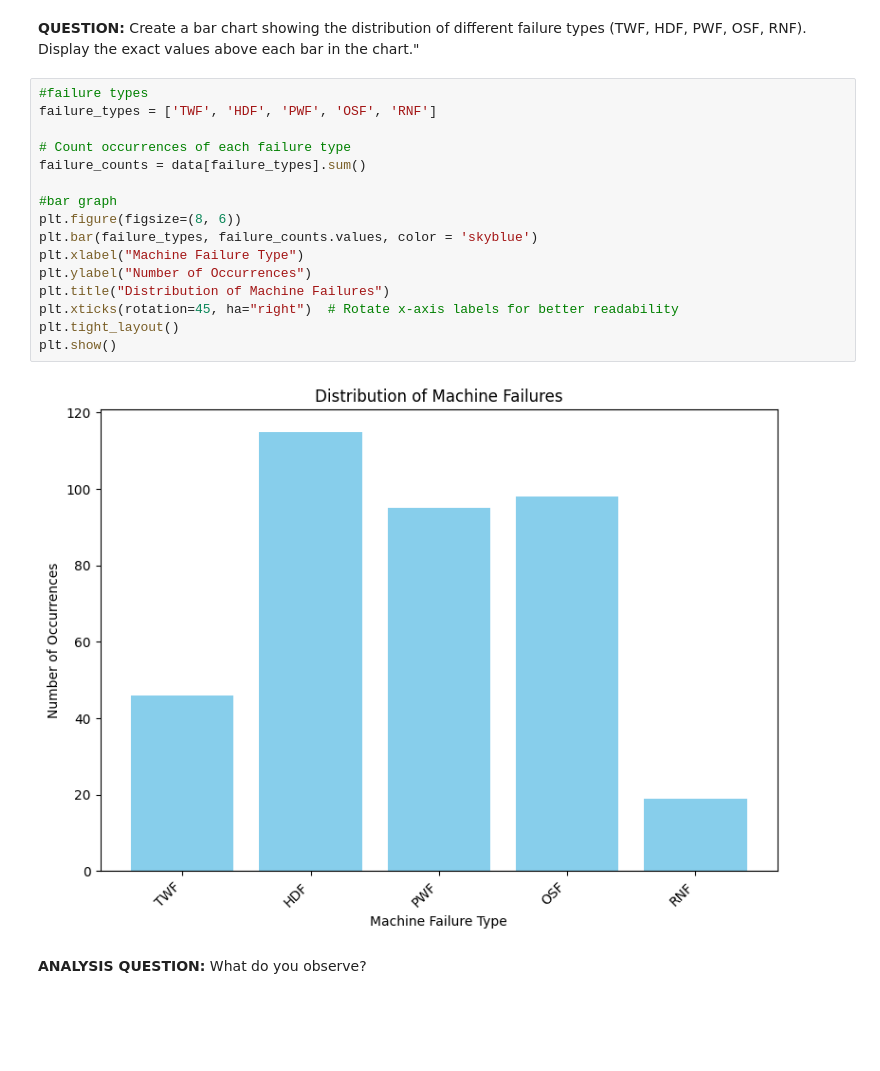
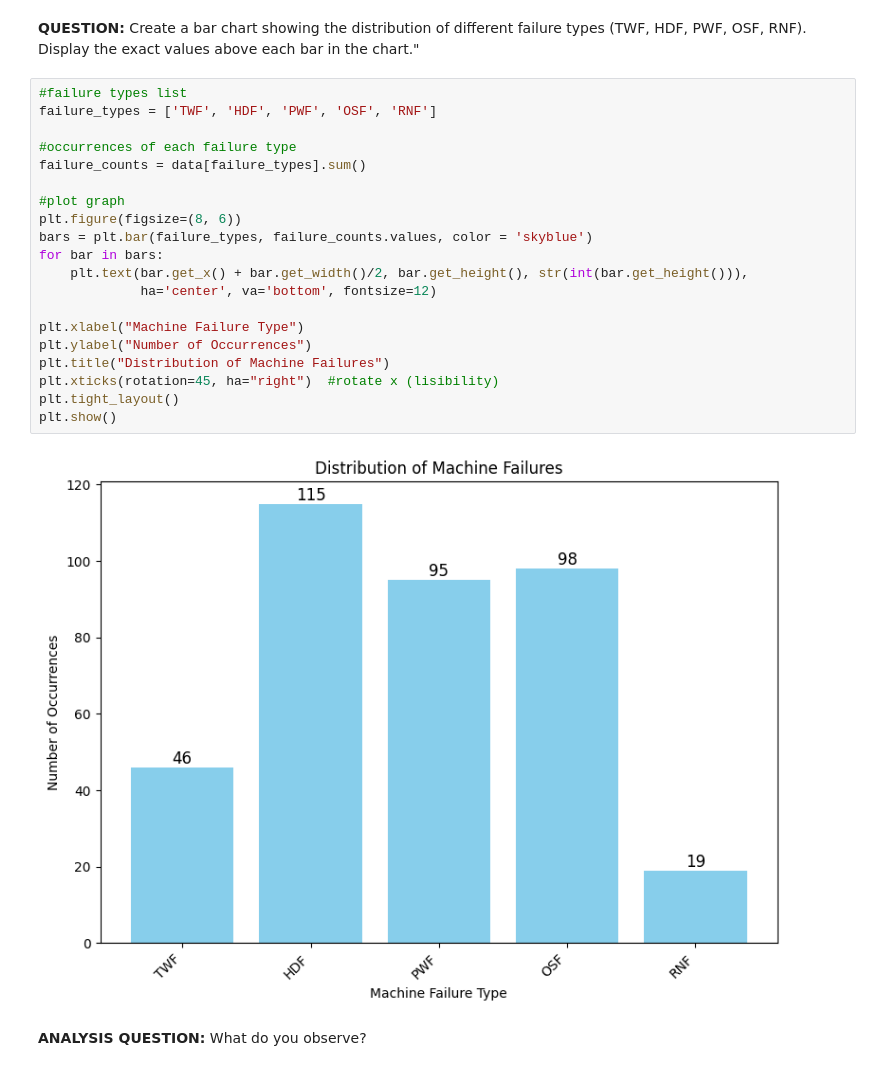
Before and after one commit to ChloeLarroze/STM32_Embedded_AI, a Jupyter notebook: TP_IA_EMBARQUEE.ipynb, the cells around one changed output. Drawn from its saved outputs; the diff is of its cells as text; blank space fills up the shorter version.

```diff
--- a/TP_IA_EMBARQUEE.ipynb
+++ b/TP_IA_EMBARQUEE.ipynb
@@ -78,23 +107,27 @@ This could lead to a bias in machine learning models, where they might predict "
 # %% [markdown]
 **QUESTION:** Create a bar chart showing the distribution of different failure types (TWF, HDF, PWF, OSF, RNF). Display the exact values above each bar in the chart."
 # %%
-#failure types
+#failure types list
 failure_types = ['TWF', 'HDF', 'PWF', 'OSF', 'RNF']
 
-# Count occurrences of each failure type
+#occurrences of each failure type
 failure_counts = data[failure_types].sum()
 
-#bar graph
+#plot graph
 plt.figure(figsize=(8, 6))
-plt.bar(failure_types, failure_counts.values, color = 'skyblue')
+bars = plt.bar(failure_types, failure_counts.values, color = 'skyblue')
+for bar in bars:
+    plt.text(bar.get_x() + bar.get_width()/2, bar.get_height(), str(int(bar.get_height())),
+             ha='center', va='bottom', fontsize=12)
+
 plt.xlabel("Machine Failure Type")
 plt.ylabel("Number of Occurrences")
 plt.title("Distribution of Machine Failures")
-plt.xticks(rotation=45, ha="right")  # Rotate x-axis labels for better readability
+plt.xticks(rotation=45, ha="right")  #rotate x (lisibility)
 plt.tight_layout()
 plt.show()
 # %% [output]
-[figure, old version]
+[figure, new version]
 # %% [markdown]
 **ANALYSIS QUESTION:** What do you observe?
 # %% [markdown]
```
Also changed, not shown: parts of 24 cells of this notebook, 4 other files.
